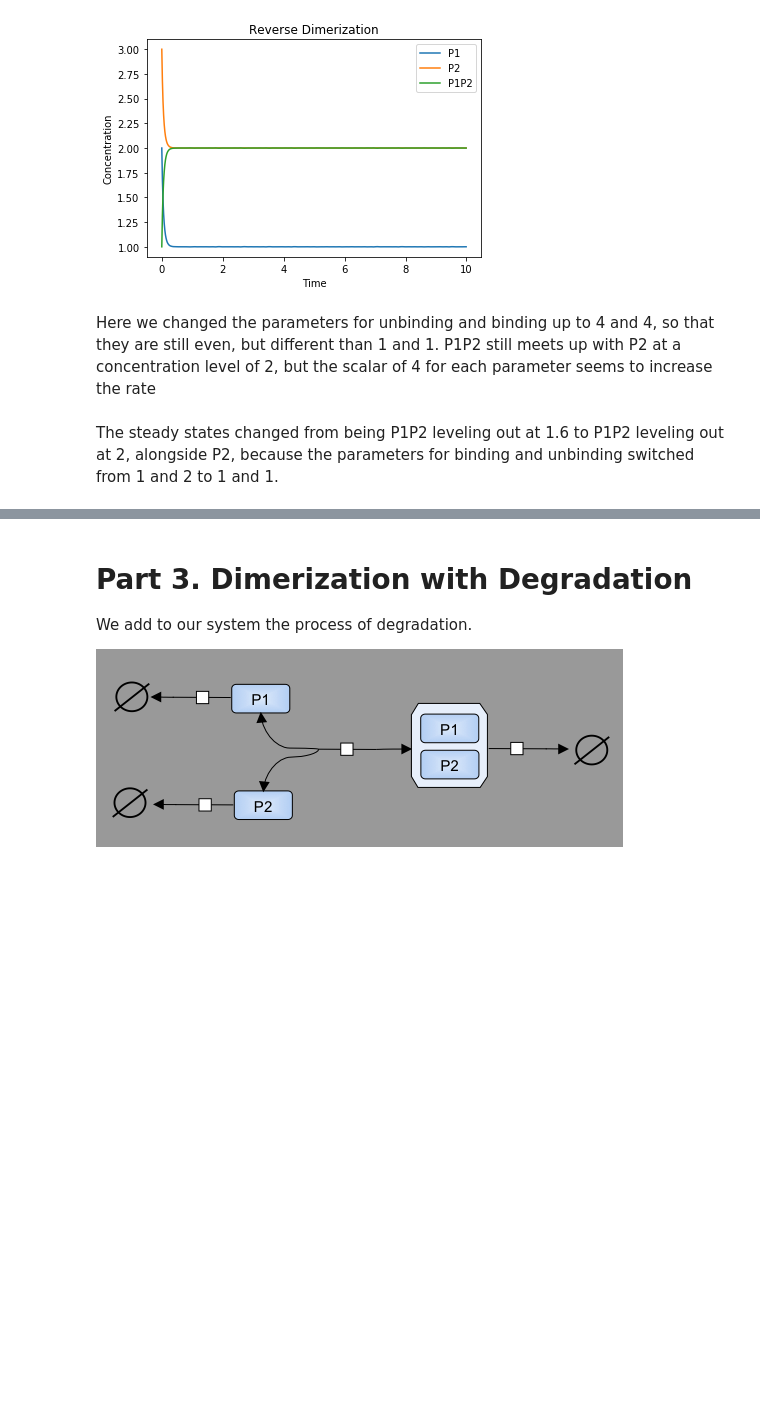
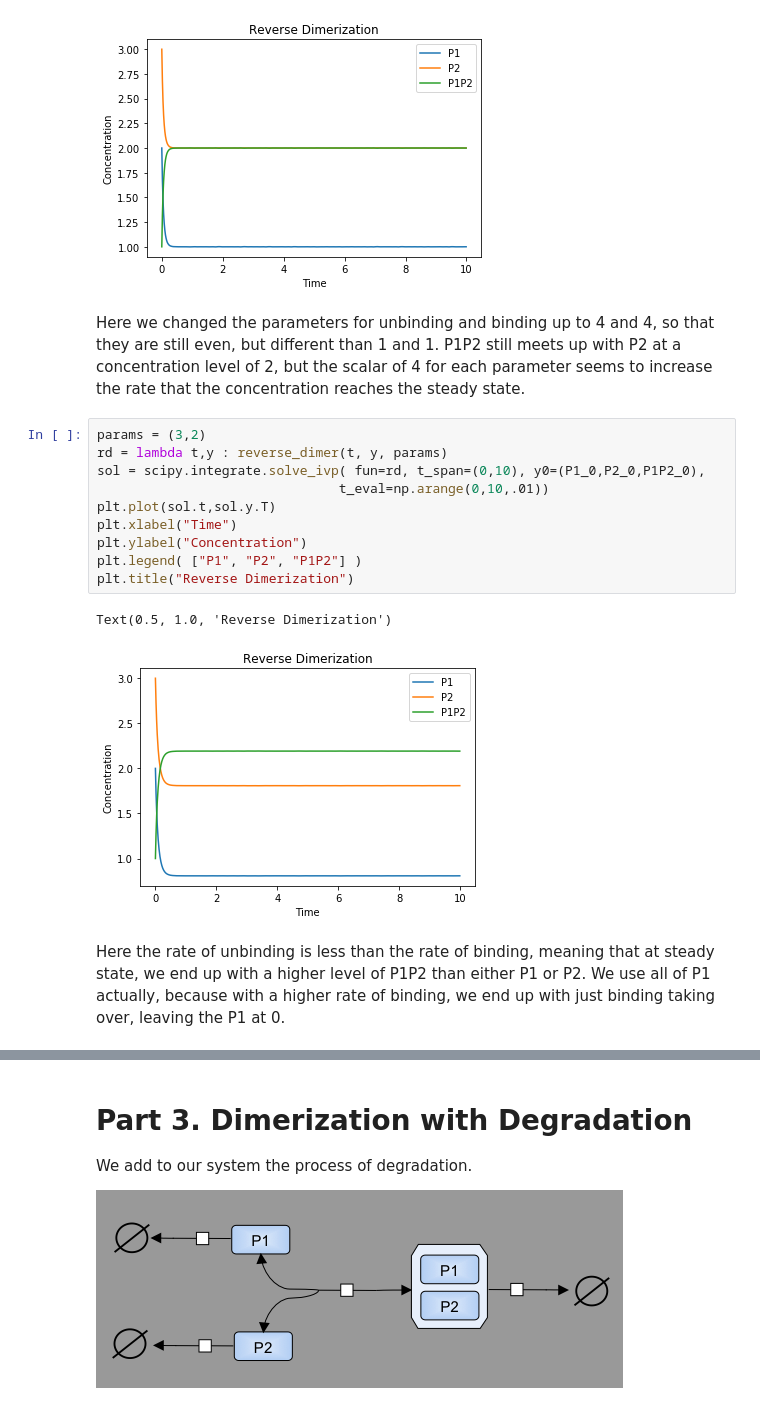
Before and after one commit to hmhwan21/cs341projects, a Jupyter notebook: Project1.ipynb, the cells around one changed output, grey strips where cells are left out. Cells and saved outputs as stored; diff of their text form; blank space fills up the shorter version.

```diff
--- a/Project1.ipynb
+++ b/Project1.ipynb
@@ -266,6 +267,19 @@ plt.title("Reverse Dimerization")
 Text(0.5, 1.0, 'Reverse Dimerization')
 [figure]
 # %% [markdown]
-Here we changed the parameters for unbinding and binding up to 4 and 4, so that they are still even, but different than 1 and 1. P1P2 still meets up with P2 at a concentration level of 2, but the scalar of 4 for each parameter seems to increase the rate
+Here we changed the parameters for unbinding and binding up to 4 and 4, so that they are still even, but different than 1 and 1. P1P2 still meets up with P2 at a concentration level of 2, but the scalar of 4 for each parameter seems to increase the rate that the concentration reaches the steady state.
-# %% [markdown]
-The steady states changed from being P1P2 leveling out at 1.6 to P1P2 leveling out at 2, alongside P2, because the parameters for binding and unbinding switched from 1 and 2 to 1 and 1.
+# %%
+params = (3,2)
+rd = lambda t,y : reverse_dimer(t, y, params)
+sol = scipy.integrate.solve_ivp( fun=rd, t_span=(0,10), y0=(P1_0,P2_0,P1P2_0),
+                               t_eval=np.arange(0,10,.01))
+plt.plot(sol.t,sol.y.T)
+plt.xlabel("Time")
+plt.ylabel("Concentration")
+plt.legend( ["P1", "P2", "P1P2"] )
+plt.title("Reverse Dimerization")
+# %% [output]
+Text(0.5, 1.0, 'Reverse Dimerization')
+[figure, added]
+# %% [markdown]
+Here the rate of unbinding is less than the rate of binding, meaning that at steady state, we end up with a higher level of P1P2 than either P1 or P2. We use all of P1 actually, because with a higher rate of binding, we end up with just binding taking over, leaving the P1 at 0.
```
Also changed, not shown: parts of 2 cells of this notebook.
